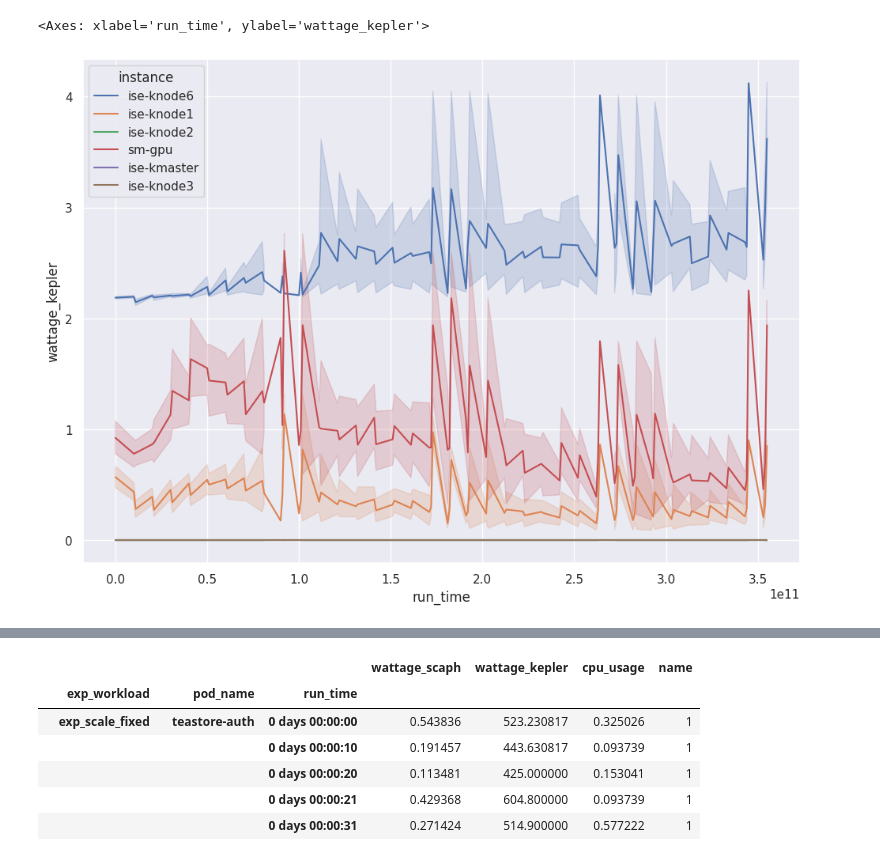
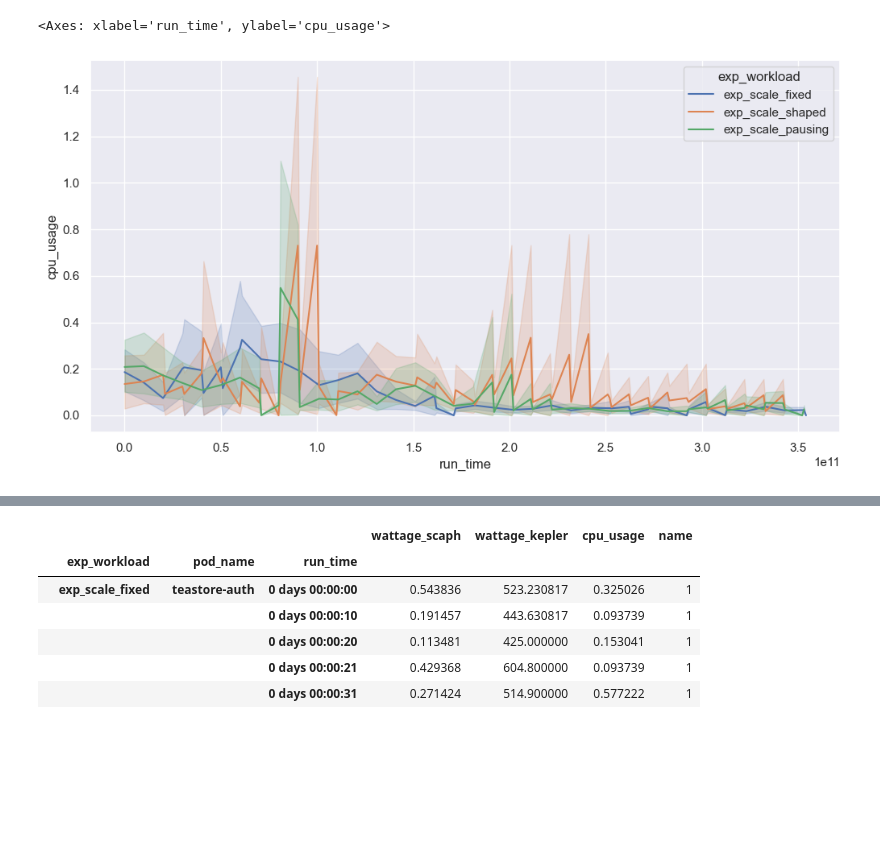
Before and after one commit to clue2-sose25/Clue2, a Jupyter notebook: eval6000.ipynb, the cells around one changed output, grey strips where cells are left out. Saved outputs shown, nothing was run; the diff lists cells and outputs as text; code cells hidden in the pictures; blank space fills up the shorter version.

```diff
--- a/eval6000.ipynb
+++ b/eval6000.ipynb
@@ -9,4 +12,4 @@ import pandas as pd
 
 
 pd.set_option('display.max_columns', None)
-sns.set_theme(rc={'figure.figsize':(11.7,8.27)})
+sns.set_theme(rc={'figure.figsize':(12, 6)})
@@ -66,0 +16,16 @@ exr.nodes
+# %%
+MANUAL="data/2024-06-22_11-26-02"
+KARL_LOCAL = "data/example25"
+exr = exv2.experiment_results.ExperimentResults(KARL_LOCAL, load_stats_history=True)
+
+assert("loadgenerator" not in (list(exr.pods['name'].unique())))
+assert("unkown" not in (list(exr.pods['instance'].unique())))
+
+display("NODES") # capslock = markdown fuer arme
+display(exr.nodes.head())
+
+display("PODS")
+display(exr.pods.head())
+
+display("STATS")
+display(exr.stats.head())
@@ -67,5 +61,5 @@ exr.nodes
 # %%
-sns.lineplot(data=exr.nodes, hue="instance", x="run_time", y="wattage_kepler")
+sns.lineplot(data=exr.pods, x="run_time", y="cpu_usage", hue="exp_workload")
 # %% [output]
-<Axes: xlabel='run_time', ylabel='wattage_kepler'>
+<Axes: xlabel='run_time', ylabel='cpu_usage'>
-[figure, old version]
+[figure, new version]
```
Also changed, not shown: parts of 21 cells of this notebook.
